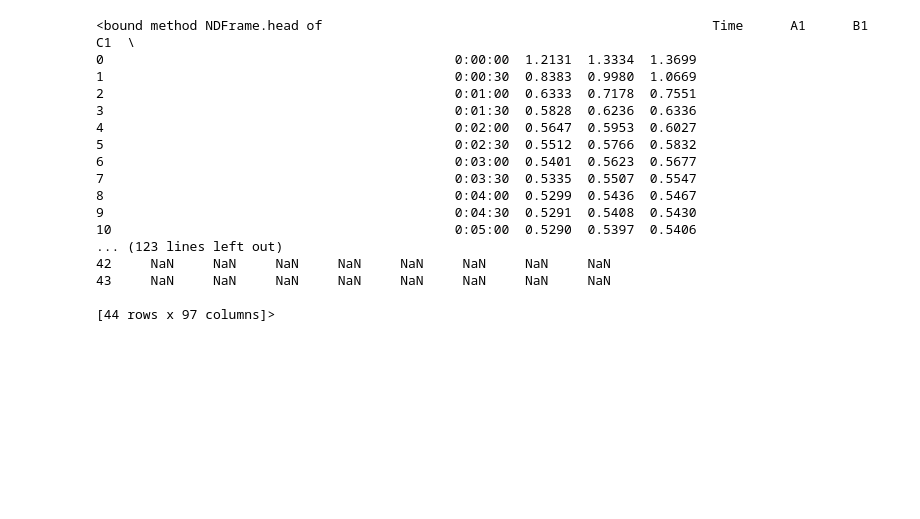
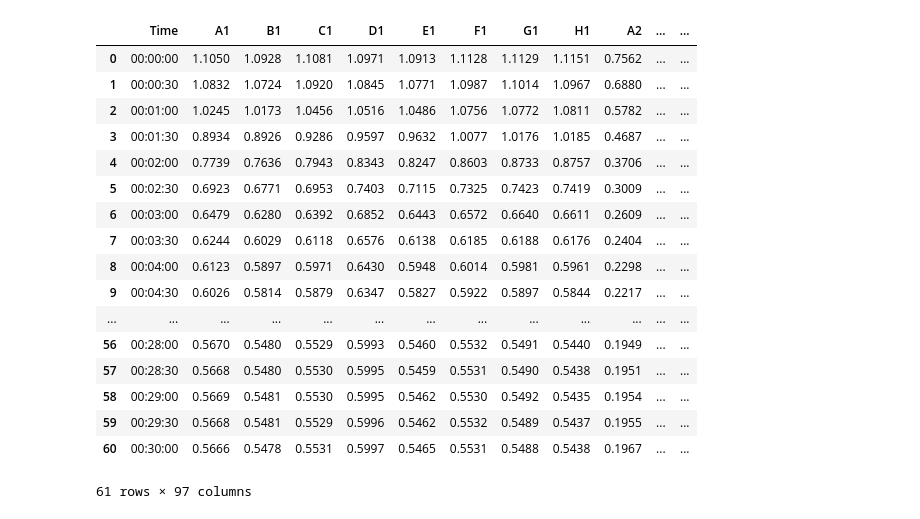
Before and after one commit to har1eyk/96w_column_rearrangement, a Jupyter notebook: 96w.column.rearrange.ipynb, the cells around one changed output. Saved outputs shown, nothing was run; the diff lists cells and outputs as text; code cells hidden in the pictures; blank space fills up the shorter version.

Commit message:
skip header rows; add encoding

```diff
--- a/96w.column.rearrange.ipynb
+++ b/96w.column.rearrange.ipynb
@@ -3,8 +4,14 @@ import pandas as pd
 # %%
 # Break down file name 'C:/Users/harley/Documents/Book2.csv'
-directory = "C:/Users/harley/Documents/"
-file_name = "Book2.csv"
-df = pd.read_csv(directory+file_name)
+# directory = "C:/Users/harley/Documents/"
+directory = "S:/NelsonShared/Harley/NelsonLab_EXPERIMENTS/Exp722/"
+# file_name = "Book2.csv"
+file_name = "PlyC.reduced.conc.w.S.uberis.CWE.repeat.column.export.txt"
+
+# skip header, footer rows. Encoding is important for number interpretation; http://bit.ly/2KsWMl4
+df = pd.read_table(directory+file_name, skiprows=17, skipfooter=2, header=0, engine='python', encoding='utf-16')
+
+# last col contains NaN data because line ends in '/t/n' and forms last col when /t del
 # first row contains column headers
-print (df.head)
+display (df)
 # %% [output]
@@ -28,40 +36,41 @@ print (df.head)
 # %%
-# export in A1, B1, C1 .. A2, B2, C2 format
+# export in A1, B1, C1 .. A2, B2, C2 format; drop temp col
 # change in excel using cells
 # ="'"&A1&"', '"&B1&"', '"&C1&"', '"&D1&"', '"&E1&"', '"&F1&"', '"&G1&"', '"&H1&"', "
 dfMod = df[['Time', 'A1', 'B1', 'C1', 'D1', 'E1', 'F1', 'G1', 'H1',
 'A2', 'B2', 'C2', 'D2', 'E2', 'F2', 'G2', 'H2',
 'A3', 'B3', 'C3', 'D3', 'E3', 'F3', 'G3', 'H3',
 'A4', 'B4', 'C4', 'D4', 'E4', 'F4', 'G4', 'H4',
 'A5', 'B5', 'C5', 'D5', 'E5', 'F5', 'G5', 'H5',
 'A6', 'B6', 'C6', 'D6', 'E6', 'F6', 'G6', 'H6',
 'A7', 'B7', 'C7', 'D7', 'E7', 'F7', 'G7', 'H7',
 'A8', 'B8', 'C8', 'D8', 'E8', 'F8', 'G8', 'H8',
 'A9', 'B9', 'C9', 'D9', 'E9', 'F9', 'G9', 'H9',
 'A10', 'B10', 'C10', 'D10', 'E10', 'F10', 'G10', 'H10',
 'A11', 'B11', 'C11', 'D11', 'E11', 'F11', 'G11', 'H11',
 'A12', 'B12', 'C12', 'D12', 'E12', 'F12', 'G12', 'H12'
 ]]
 # view re-arrangement
-print (dfMod.head)
+display (dfMod)
 # %% [output]
+|  | Time | A1 | B1 | C1 | D1 | E1 | F1 | G1 | H1 | A2 | ... | ... |
+| 0 | 00:00:00 | 1.1050 | 1.0928 | 1.1081 | 1.0971 | 1.0913 | 1.1128 | 1.1129 | 1.1151 | 0.7562 | ... | ... |
+| 1 | 00:00:30 | 1.0832 | 1.0724 | 1.0920 | 1.0845 | 1.0771 | 1.0987 | 1.1014 | 1.0967 | 0.6880 | ... | ... |
+| 2 | 00:01:00 | 1.0245 | 1.0173 | 1.0456 | 1.0516 | 1.0486 | 1.0756 | 1.0772 | 1.0811 | 0.5782 | ... | ... |
+| 3 | 00:01:30 | 0.8934 | 0.8926 | 0.9286 | 0.9597 | 0.9632 | 1.0077 | 1.0176 | 1.0185 | 0.4687 | ... | ... |
+| 4 | 00:02:00 | 0.7739 | 0.7636 | 0.7943 | 0.8343 | 0.8247 | 0.8603 | 0.8733 | 0.8757 | 0.3706 | ... | ... |
+| 5 | 00:02:30 | 0.6923 | 0.6771 | 0.6953 | 0.7403 | 0.7115 | 0.7325 | 0.7423 | 0.7419 | 0.3009 | ... | ... |
+| 6 | 00:03:00 | 0.6479 | 0.6280 | 0.6392 | 0.6852 | 0.6443 | 0.6572 | 0.6640 | 0.6611 | 0.2609 | ... | ... |
+| 7 | 00:03:30 | 0.6244 | 0.6029 | 0.6118 | 0.6576 | 0.6138 | 0.6185 | 0.6188 | 0.6176 | 0.2404 | ... | ... |
+| 8 | 00:04:00 | 0.6123 | 0.5897 | 0.5971 | 0.6430 | 0.5948 | 0.6014 | 0.5981 | 0.5961 | 0.2298 | ... | ... |
+| 9 | 00:04:30 | 0.6026 | 0.5814 | 0.5879 | 0.6347 | 0.5827 | 0.5922 | 0.5897 | 0.5844 | 0.2217 | ... | ... |
+| ... | ... | ... | ... | ... | ... | ... | ... | ... | ... | ... | ... | ... |
+| 56 | 00:28:00 | 0.5670 | 0.5480 | 0.5529 | 0.5993 | 0.5460 | 0.5532 | 0.5491 | 0.5440 | 0.1949 | ... | ... |
+| 57 | 00:28:30 | 0.5668 | 0.5480 | 0.5530 | 0.5995 | 0.5459 | 0.5531 | 0.5490 | 0.5438 | 0.1951 | ... | ... |
+| 58 | 00:29:00 | 0.5669 | 0.5481 | 0.5530 | 0.5995 | 0.5462 | 0.5530 | 0.5492 | 0.5435 | 0.1954 | ... | ... |
+| 59 | 00:29:30 | 0.5668 | 0.5481 | 0.5529 | 0.5996 | 0.5462 | 0.5532 | 0.5489 | 0.5437 | 0.1955 | ... | ... |
+| 60 | 00:30:00 | 0.5666 | 0.5478 | 0.5531 | 0.5997 | 0.5465 | 0.5531 | 0.5488 | 0.5438 | 0.1967 | ... | ... |
-<bound method NDFrame.head of                                                  Time      A1      B1      C1  \
-0                                             0:00:00  1.2131  1.3334  1.3699
-1                                             0:00:30  0.8383  0.9980  1.0669
-2                                             0:01:00  0.6333  0.7178  0.7551
-3                                             0:01:30  0.5828  0.6236  0.6336
-4                                             0:02:00  0.5647  0.5953  0.6027
-5                                             0:02:30  0.5512  0.5766  0.5832
-6                                             0:03:00  0.5401  0.5623  0.5677
-7                                             0:03:30  0.5335  0.5507  0.5547
-8                                             0:04:00  0.5299  0.5436  0.5467
-9                                             0:04:30  0.5291  0.5408  0.5430
-10                                            0:05:00  0.5290  0.5397  0.5406
-... (123 lines left out)
-42     NaN     NaN     NaN     NaN     NaN     NaN     NaN     NaN
-43     NaN     NaN     NaN     NaN     NaN     NaN     NaN     NaN
-
-[44 rows x 97 columns]>
+61 rows × 97 columns
 # %%
 # export re-arranged columns in csv format
 file_nameRe = file_name[0:-4]+"_rearranged.csv"
```
Also changed, not shown: parts of 3 cells of this notebook, 2 other files.
